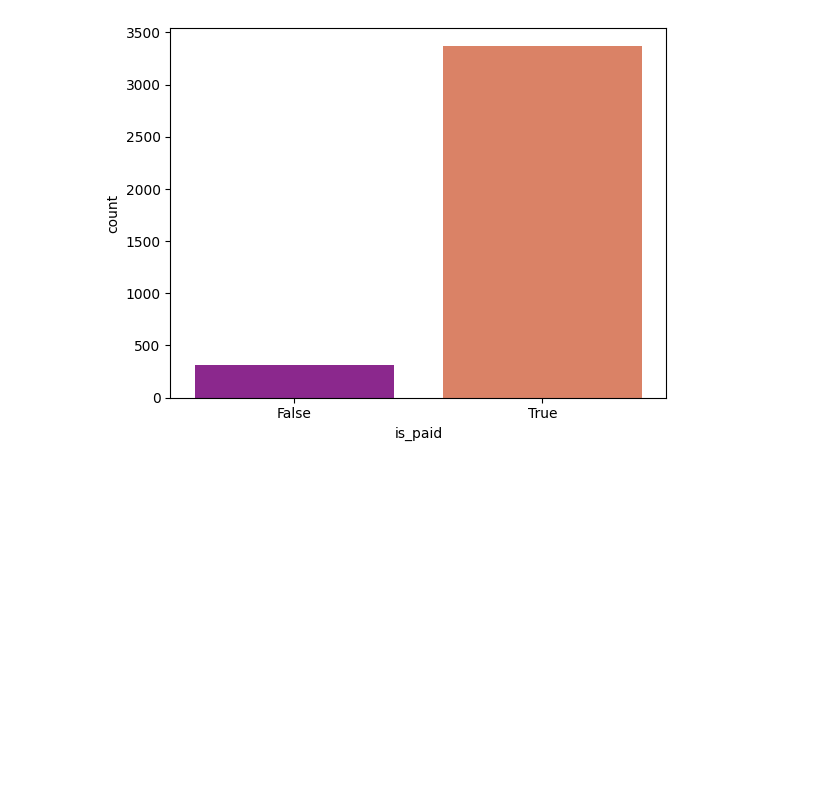
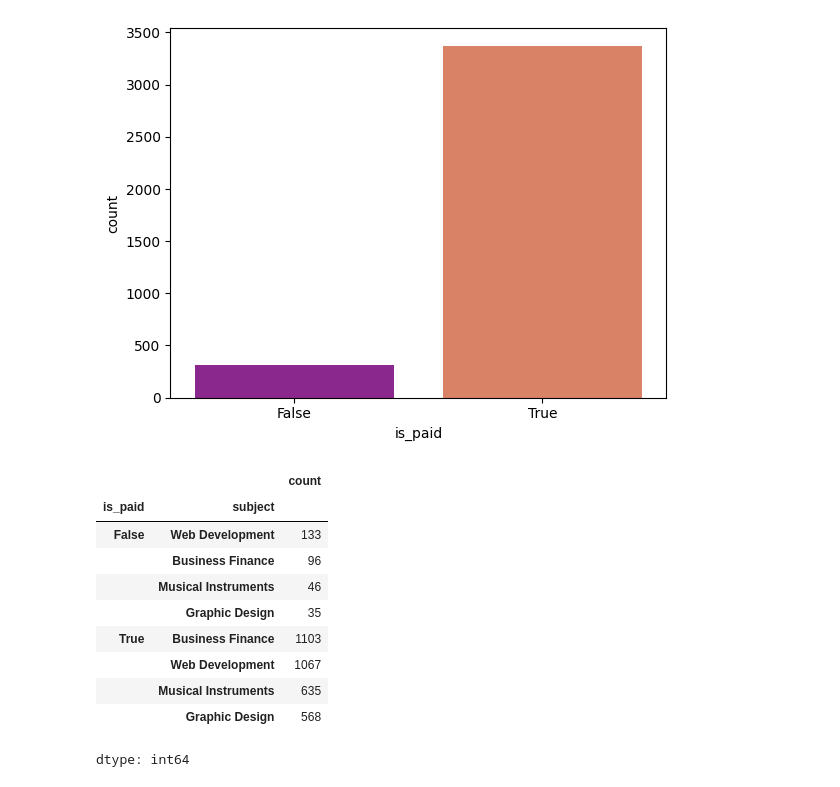
Before and after one commit to AAdewunmi/Online-Course-Recommendation-App-Project, a Jupyter notebook: EDA_On_UdemyDataset.ipynb, the cells around one changed output. Saved outputs shown, nothing was run; the diff lists cells and outputs as text; code cells hidden in the pictures; blank space fills up the shorter version.

Commit message:
Summarize subject frequencies by "is_paid" status

```diff
--- a/EDA_On_UdemyDataset.ipynb
+++ b/EDA_On_UdemyDataset.ipynb
@@ -433,3 +433,19 @@ sn.countplot(x='is_paid', hue='is_paid', data=df, palette='plasma', legend=False
 # %% [output]
 <Axes: xlabel='is_paid', ylabel='count'>
 [figure]
+# %%
+# Summarize subject frequencies by is_paid status
+
+df.groupby(['is_paid'])['subject'].value_counts()
+# %% [output]
+|  |  | count |
+| is_paid | subject |  |
+| False | Web Development | 133 |
+|  | Business Finance | 96 |
+|  | Musical Instruments | 46 |
+|  | Graphic Design | 35 |
+| True | Business Finance | 1103 |
+|  | Web Development | 1067 |
+|  | Musical Instruments | 635 |
+|  | Graphic Design | 568 |
+dtype: int64
```
